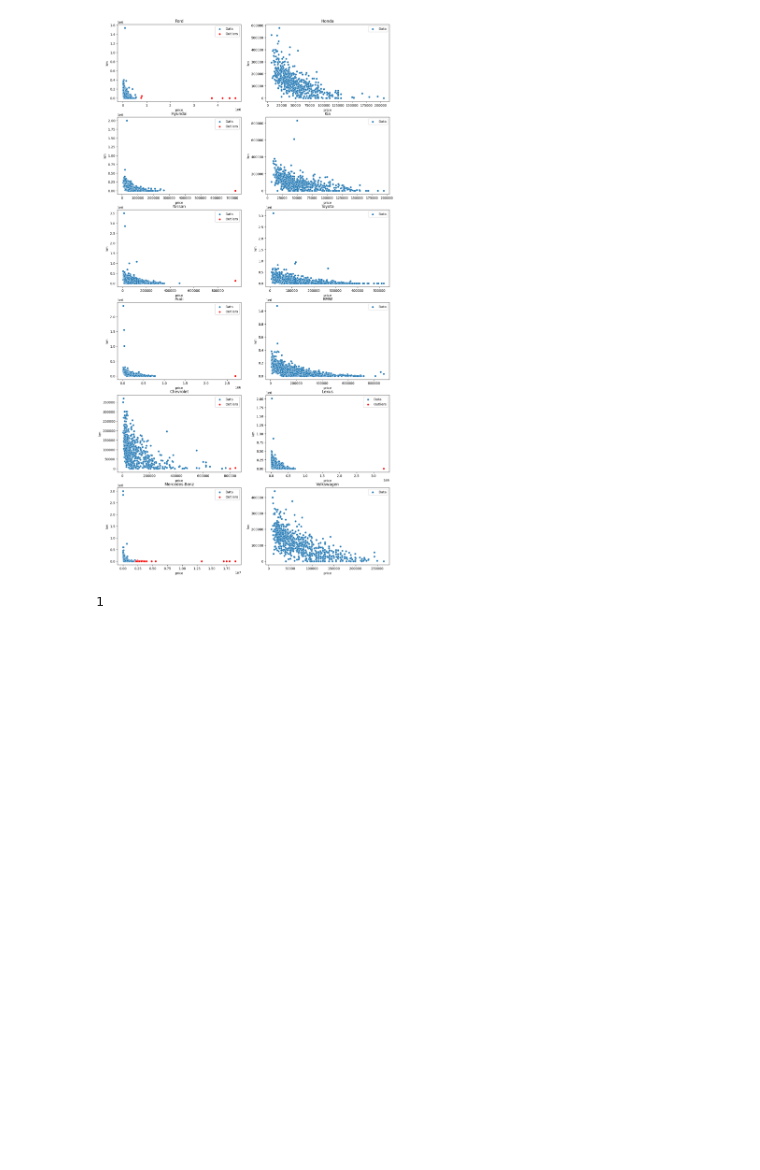
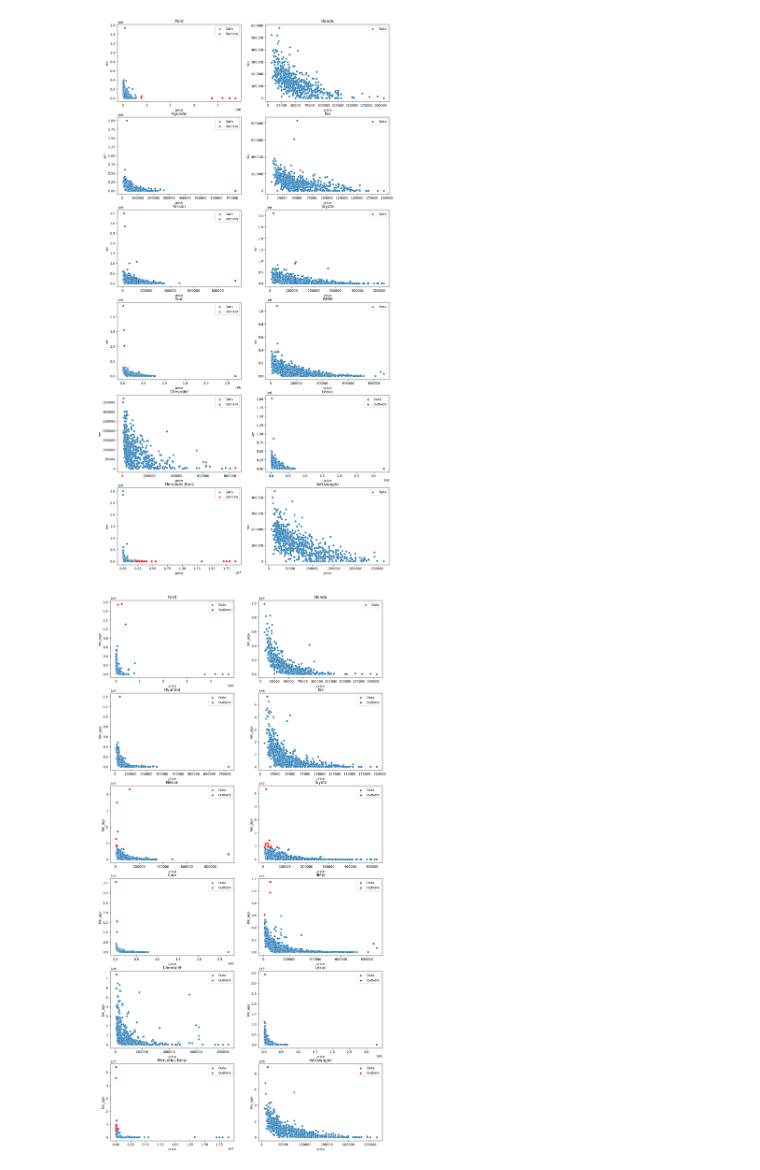
Before and after one commit to Shaheerairaj/car-value-estimator-team, a Jupyter notebook: Data Analysis/data_analysis_shaheer.ipynb, the cells around one changed output. Cells and saved outputs as stored; diff of their text form; code cells hidden in the pictures; blank space fills up the shorter version.

```diff
--- a/Data Analysis/data_analysis_shaheer.ipynb
+++ b/Data Analysis/data_analysis_shaheer.ipynb
@@ -287,7 +306,20 @@ for i, brand in enumerate(brands):
     ax.set_title(brand)
 # %% [output]
 [figure]
-# %%
-1%2
-# %% [output]
-1
+# %%
+n_rows = len(brands) // 2
+fig, axes = plt.subplots(n_rows, 2, figsize=(15, 5 * n_rows))
+
+for i, brand in enumerate(brands):
+    ax = axes[i // 2, i % 2]
+    brand_data = df[df['brand'] == brand]
+    outliers = detect_outliers(brand_data, 'km_age')
+
+    sns.scatterplot(data = brand_data, ax = ax, x='price', y='km_age', label='Data')
+    sns.scatterplot(data = outliers, ax = ax, x='price', y='km_age', label='Outliers', color='red')
+
+    ax.set_title(brand)
+
+plt.savefig('../data/images/price-vs-km_age-scatterplot-by-car-brand.png')
+# %% [output]
+[figure, added]
```
Also changed, not shown: parts of 12 cells of this notebook.
